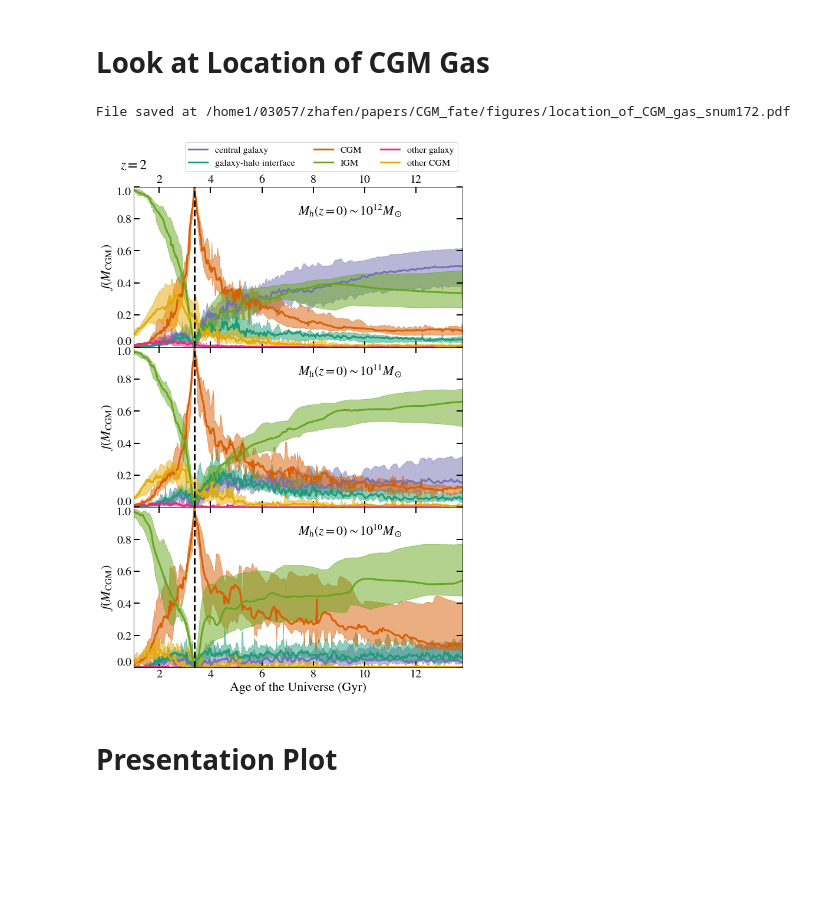
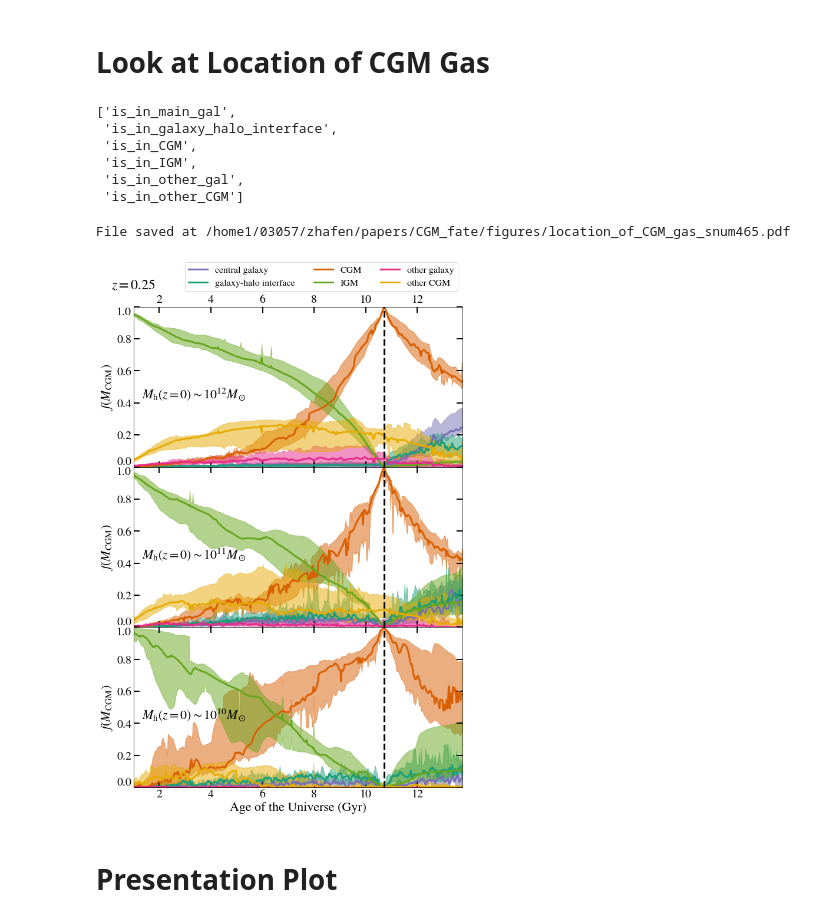
Before and after one commit to zhafen/CGM_fate_analysis, a Jupyter notebook: multi_sim_analysis/location_of_CGM_gas.ipynb, the cells around one changed output. Saved outputs shown, nothing was run; the diff lists cells and outputs as text; code cells hidden in the pictures; blank space fills up the shorter version.

```diff
--- a/multi_sim_analysis/location_of_CGM_gas.ipynb
+++ b/multi_sim_analysis/location_of_CGM_gas.ipynb
@@ -96,3 +93,28 @@ time = w.get_data( 'time' )
+# %%
+savefile = os.path.join(
+    file_manager.project_parameters['output_data_dir'],
+    'cgm_mass_over_time_snum{}.hdf5'.format( snum ),
+)
+# %%
+if do_calculation:
+
+    # Additional attributes
+    mass_in_region['time'] = w.get_data( 'time' )
+    redshift = w.get_data( 'redshift' )[ind]
+
+    mass_in_region.to_hdf5(
+        savefile,
+        attributes = { 'redshift': redshift },
+    )
+# %%
+if not do_calculation:
+    mass_in_region, attributes = verdict.Dict.from_hdf5( savefile, unpack=True )
+
+    redshift = attributes['redshift']
+# %%
+# Reformat a few things
+time = mass_in_region['time']
+del mass_in_region['time']
 # %% [markdown]
 # Look at Location of CGM Gas
 # %%
@@ -113,6 +135,15 @@ label_mapping = {
     'is_in_other_gal': 'other galaxy',
     'is_in_other_CGM': 'other CGM',
 }
+# %%
+list( mass_in_region.keys() )
+# %% [output]
+['is_in_main_gal',
+ 'is_in_galaxy_halo_interface',
+ 'is_in_CGM',
+ 'is_in_IGM',
+ 'is_in_other_gal',
+ 'is_in_other_CGM']
 # %%
 mass_bins = [ 'm12', 'm11', 'm10' ]
 n_rows = len( mass_bins )
@@ -128,7 +159,7 @@ for j, mass_bin in enumerate( mass_bins ):
 
     ax = plt.subplot(gs[j,0])
 
-    mass_in_region_bin = mass_in_region.split_by_dict( linefinder_config.MASS_BINS )[mass_bin].transpose()
+    mass_in_region_bin = mass_in_region.transpose().split_by_dict( linefinder_config.MASS_BINS )[mass_bin].transpose()
 
     for region in regions:
 
@@ -161,7 +192,7 @@ for j, mass_bin in enumerate( mass_bins ):
     # Plot label
     if ax.is_first_row():
         ax.annotate(
-            s = r'$z=' + '{:.02g}'.format( w.redshift.values[ind] ) + '$',
+            s = r'$z=' + '{:.02g}'.format( redshift ) + '$',
             xy = ( 0.0, 1.0 ),
             xytext = ( 0., 25., ),
             xycoords = 'axes fraction',
@@ -190,35 +221,36 @@ for j, mass_bin in enumerate( mass_bins ):
     # Avoid overlapping ticks
     ax.get_yticklabels()[0].set_verticalalignment( 'bottom' )
     ax.get_yticklabels()[-1].set_verticalalignment( 'top' )
 
     # Adjust tick parameters
     ax.tick_params( direction='in', which='both', top=True, right=True )
 
     if ax.is_first_row():
         ax.legend(
             prop = { 'size': 16 },
             loc = 'lower right',
             bbox_to_anchor = ( 1., 1.07 ),
             ncol = 3,
         )
 
     ax.axvline(
         x = time[ind],
         linewidth = 3,
         color = 'k',
         linestyle = '--',
     )
 
 # Save the File
 save_file = 'location_of_CGM_gas_snum{}.pdf'.format( snum )
 plotting.save_fig(
     out_dir = file_manager.get_project_figure_dir(),
     save_file = save_file,
     fig = fig,
 )
+fig
 # %% [output]
-File saved at /home1/03057/zhafen/papers/CGM_fate/figures/location_of_CGM_gas_snum172.pdf
+File saved at /home1/03057/zhafen/papers/CGM_fate/figures/location_of_CGM_gas_snum465.pdf
-[figure, old version]
+[figure, new version]
 # %% [markdown]
 # Presentation Plot
 # %%
```
Also changed, not shown: parts of 10 cells of this notebook, 4 other files.
